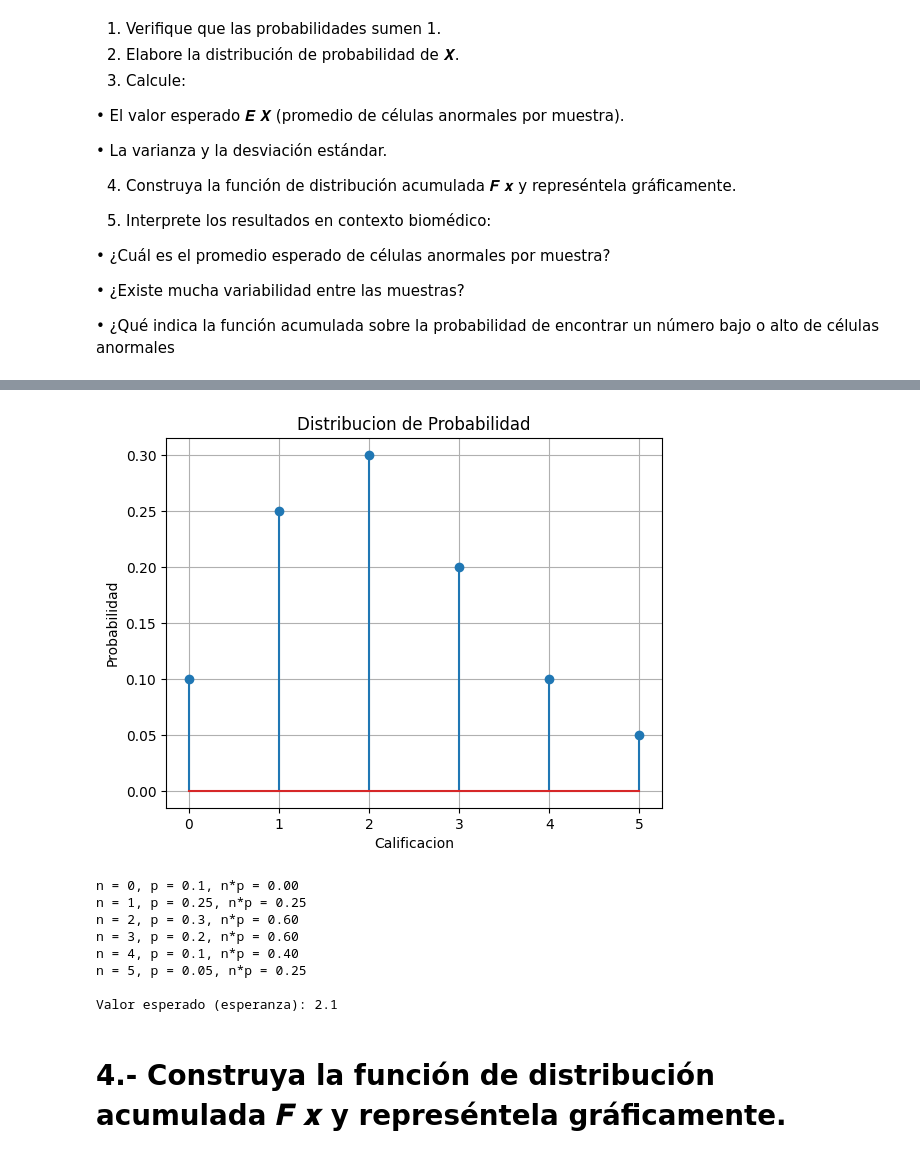
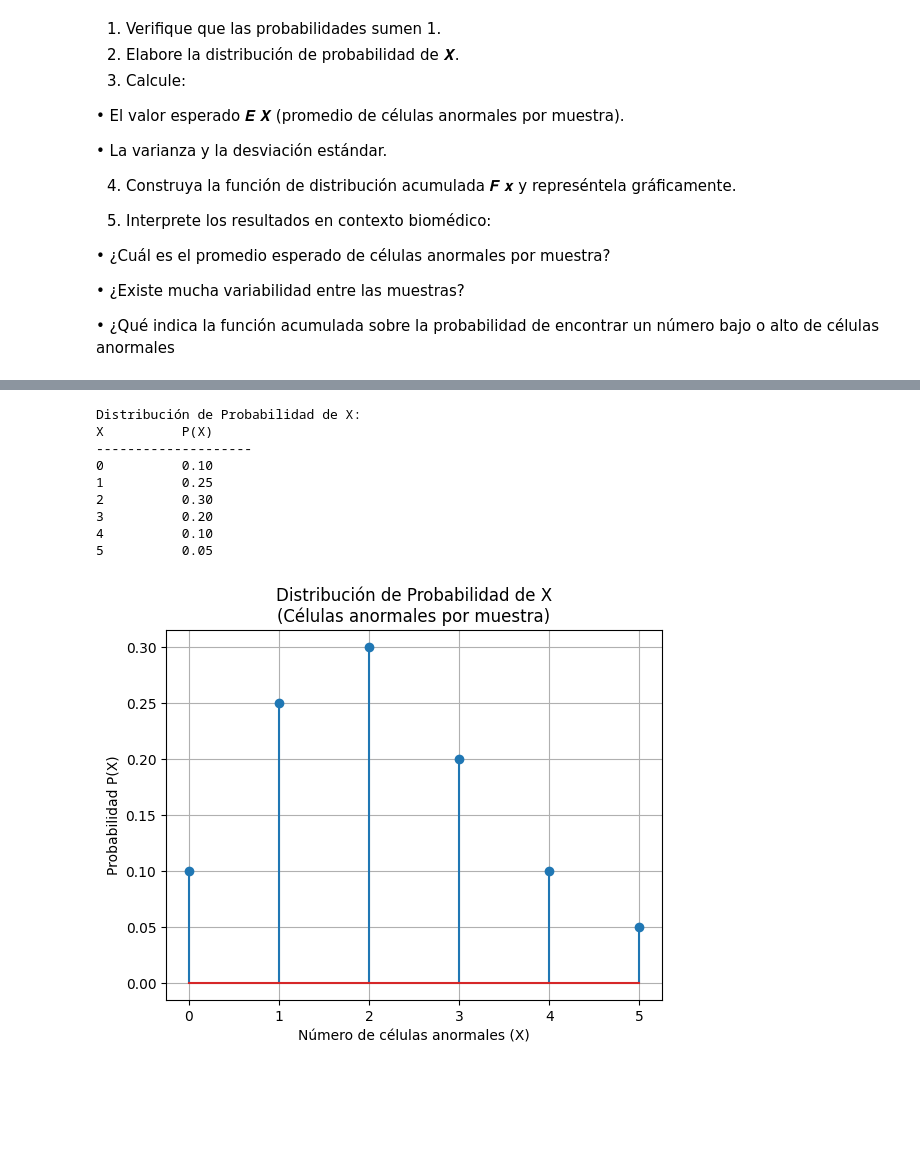
Before and after one commit to Leonardo-Leal-Salazar/Probabilidad1, a Jupyter notebook: Unidad3/Practica6_U3.ipynb, the cells around one changed output, grey strips where cells are left out. Drawn from its saved outputs; the diff is of its cells as text; code cells hidden in the pictures; blank space fills up the shorter version.

```diff
--- a/Unidad3/Practica6_U3.ipynb
+++ b/Unidad3/Practica6_U3.ipynb
@@ -86,36 +55,30 @@ La suma de las probabilidades es:  1.0
-# %%
-# Grafica distribucion
-plt.stem(n,p)
-plt.title("Distribucion de Probabilidad")
-plt.xlabel("Calificacion")
-plt.ylabel("Probabilidad")
-plt.grid(True)
-plt.show()
-# %% [output]
-[figure, removed]
-# %%
-# inicializar una variable
-valor_esperado = 0
-
-# Recorrer los valores y sus probabilidades
-for i in range(len(n)):
-  ni = n[i] # Valor de la variable aleatoria
-  pi = p[i] # Probabilidad de ese valor
-  producto = ni * pi # Multiplicar valor por su probabilidad
-  valor_esperado += producto # Sumar al acumulador
-  # Mostrar cada paso
-  print(f"n = {ni}, p = {pi}, n*p = {producto:.2f}")
-
-# mostrar resultado final
-print(f"\nValor esperado (esperanza): {valor_esperado}")
-# %% [output]
-n = 0, p = 0.1, n*p = 0.00
-n = 1, p = 0.25, n*p = 0.25
-n = 2, p = 0.3, n*p = 0.60
-n = 3, p = 0.2, n*p = 0.60
-n = 4, p = 0.1, n*p = 0.40
-n = 5, p = 0.05, n*p = 0.25
-
-Valor esperado (esperanza): 2.1
-# %% [markdown]
-# 4.- Construya la función de distribución acumulada 𝑭 𝒙 y represéntela gráficamente.
+# %%
+# ============================================================
+# PUNTO 2: Distribución de probabilidad de X
+# ============================================================
+
+# Mostrar tabla de distribución
+print("Distribución de Probabilidad de X:")
+print(f"{'X':<10} {'P(X)':<10}")
+print("-" * 20)
+for ni, pi in zip(n, p):
+    print(f"{ni:<10} {pi:<10.2f}")
+
+# Grafica distribución
+plt.stem(n, p)
+plt.title("Distribución de Probabilidad de X\n(Células anormales por muestra)")
+plt.xlabel("Número de células anormales (X)")
+plt.ylabel("Probabilidad P(X)")
+plt.grid(True)
+plt.show()
+# %% [output]
+Distribución de Probabilidad de X:
+X          P(X)
+--------------------
+0          0.10
+1          0.25
+2          0.30
+3          0.20
+4          0.10
+5          0.05
+[figure, added]
```
Also changed, not shown: parts of 6 cells of this notebook.
